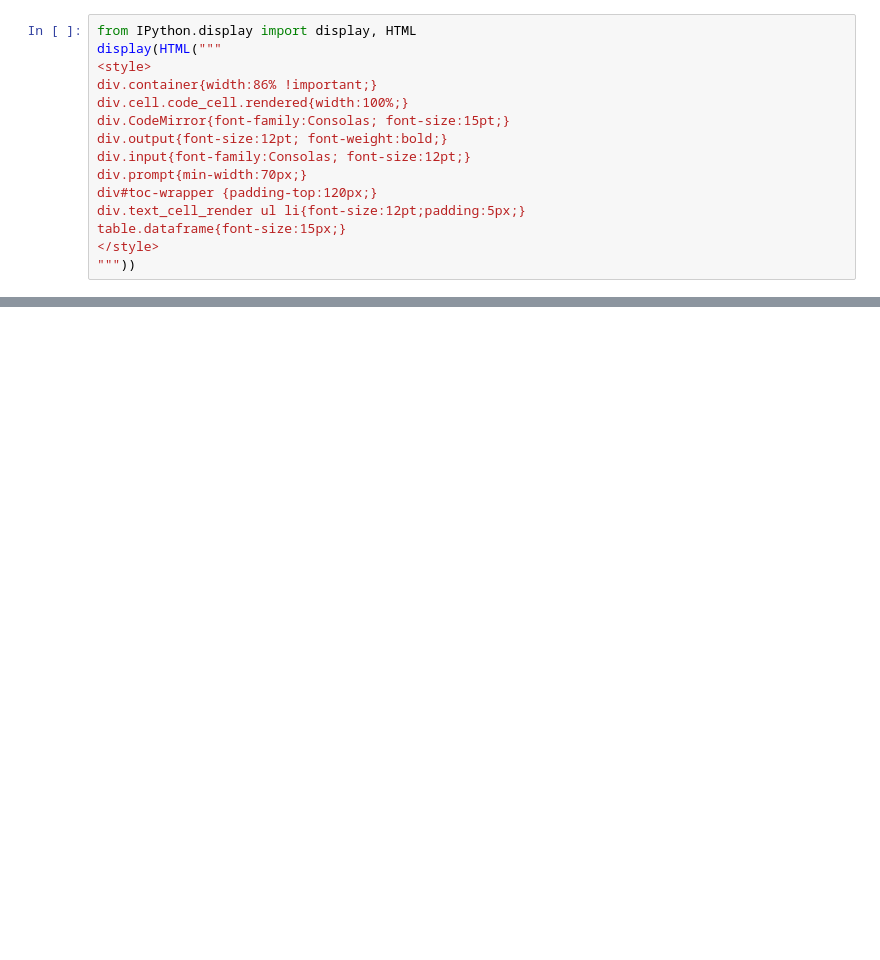
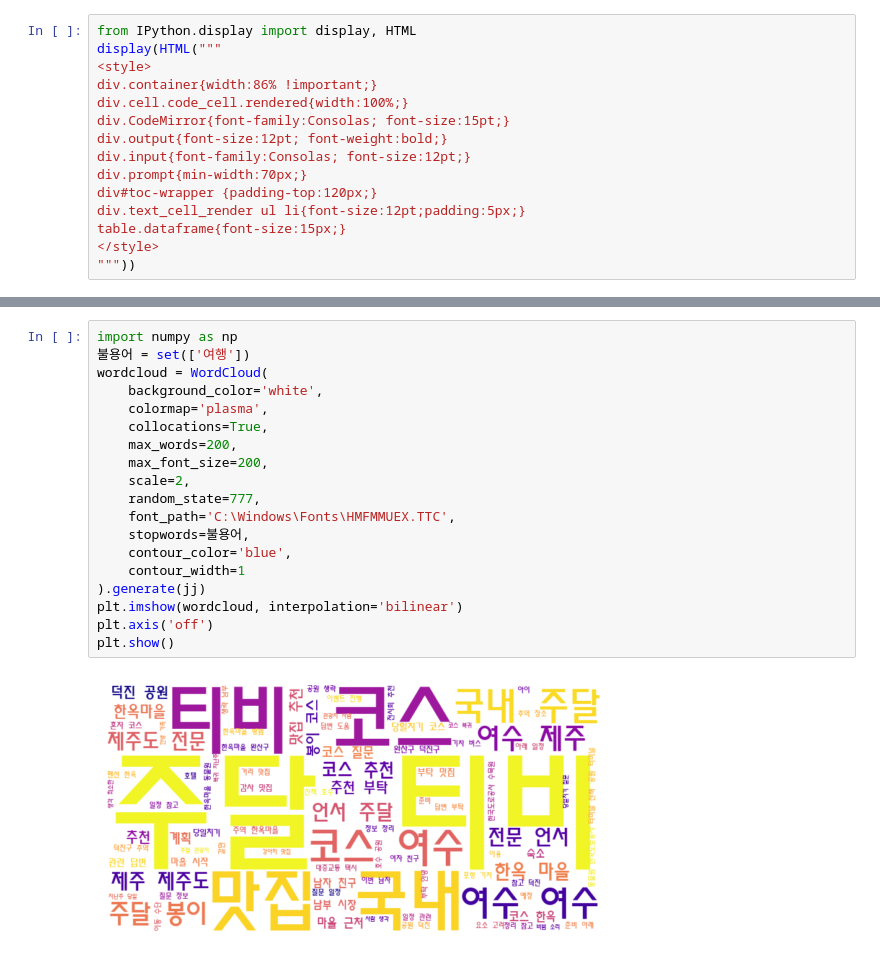
Before and after one commit to Youngsshin/ai_x, a Jupyter notebook: source/07_자연어처리/ch02_한글형태소분석_Quiz.ipynb, the cells around one changed output, grey strips where cells are left out. Saved outputs shown, nothing was run; the diff lists cells and outputs as text; blank space fills up the shorter version.

```diff
--- a/source/07_자연어처리/ch02_한글형태소분석_Quiz.ipynb
+++ b/source/07_자연어처리/ch02_한글형태소분석_Quiz.ipynb
@@ -20,0 +368,21 @@ table.dataframe{font-size:15px;}
+# %%
+import numpy as np
+불용어 = set(['여행'])
+wordcloud = WordCloud(
+    background_color='white',
+    colormap='plasma',
+    collocations=True,
+    max_words=200,
+    max_font_size=200,
+    scale=2,
+    random_state=777,
+    font_path='C:\Windows\Fonts\HMFMMUEX.TTC',
+    stopwords=불용어,
+    contour_color='blue',
+    contour_width=1
+).generate(jj)
+plt.imshow(wordcloud, interpolation='bilinear')
+plt.axis('off')
+plt.show()
+# %% [output]
+[figure, added]
```
Also changed, not shown: parts of 46 cells of this notebook, 7 other files.
